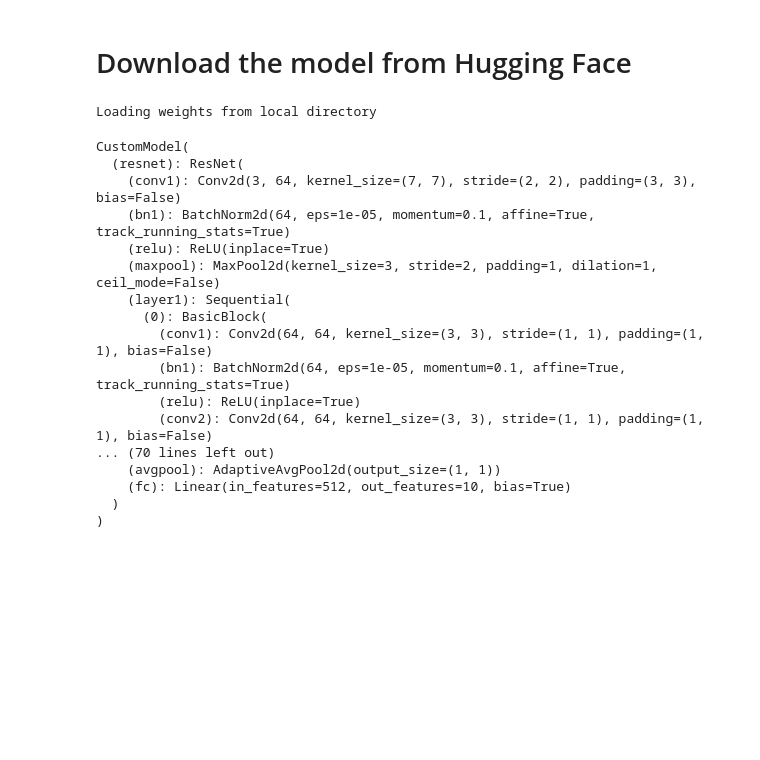
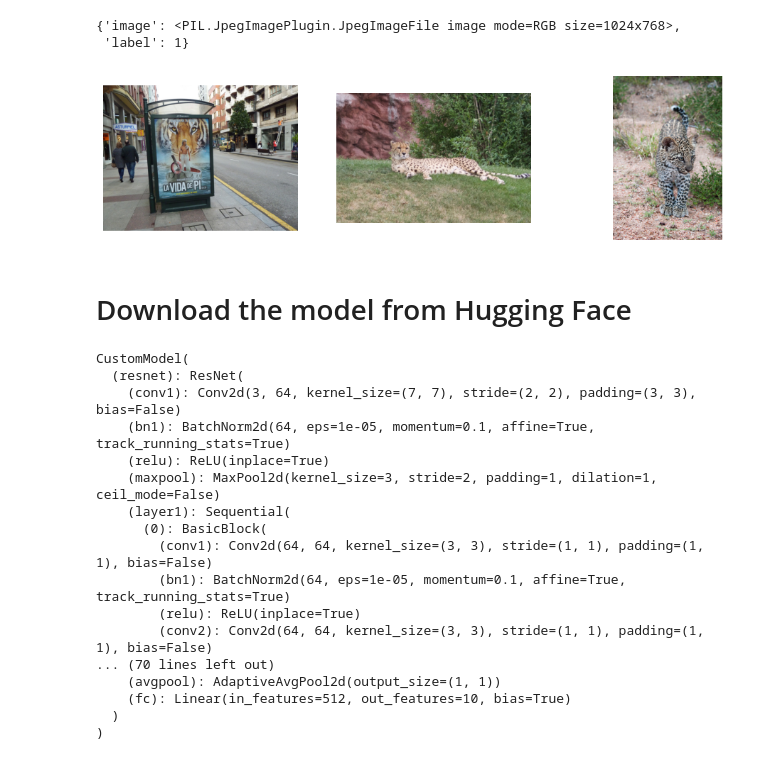
Before and after one commit to Tuchsanai/AIMaster-seagate-training-2024, a Jupyter notebook: Day1/Huggingface_Model/02_model_download_train_with_pytorch.ipynb, the cells around one changed output. Drawn from its saved outputs; the diff is of its cells as text; code cells hidden in the pictures; blank space fills up the shorter version.

```diff
--- a/Day1/Huggingface_Model/02_model_download_train_with_pytorch.ipynb
+++ b/Day1/Huggingface_Model/02_model_download_train_with_pytorch.ipynb
@@ -11,0 +37,6 @@ od.download("https://www.kaggle.com/datasets/aadarshvelu/gym-equipements-classif
+# %%
+from datasets import load_dataset
+
+raw_dataset = load_dataset("imagefolder", data_dir="./lions-or-cheetahs-image-classification")
+
+raw_dataset
@@ -11,0 +52,3 @@ od.download("https://www.kaggle.com/datasets/aadarshvelu/gym-equipements-classif
+# %%
+dataset = raw_dataset['train'].train_test_split(test_size=0.2)
+dataset
@@ -12,3 +66,24 @@ od.download("https://www.kaggle.com/datasets/aadarshvelu/gym-equipements-classif
+# %%
+dataset['train'][0]
+# %% [output]
+{'image': <PIL.JpegImagePlugin.JpegImageFile image mode=RGB size=1024x768>,
+ 'label': 1}
+# %%
+import matplotlib.pyplot as plt
+
+def show_images(dataset, num_images=3):
+    plt.figure(figsize=(12, 3))
+    for i in range(num_images):
+        image = dataset[i]['image']
+        plt.subplot(1, num_images, i+1)
+        plt.imshow(image)
+        plt.axis('off')
+    plt.show()
+
+# Show some images from the training dataset
+show_images(dataset['train'])
+# %% [output]
+[figure, added]
 # %% [markdown]
 # Download the model from Hugging Face
 # %%
@@ -29,25 +104,23 @@ class CustomModel(nn.Module, PyTorchModelHubMixin):
 
 checkpoint = "Tuch/custom-resnet18-model"
 # download from hub
-config = {"num_classes": 10}
-loaded_model1 = CustomModel.from_pretrained(checkpoint,config=config)
+loaded_model1 = CustomModel.from_pretrained(checkpoint)
 loaded_model1
 # %% [output]
-Loading weights from local directory
+CustomModel(
+  (resnet): ResNet(
+    (conv1): Conv2d(3, 64, kernel_size=(7, 7), stride=(2, 2), padding=(3, 3), bias=False)
+    (bn1): BatchNorm2d(64, eps=1e-05, momentum=0.1, affine=True, track_running_stats=True)
+    (relu): ReLU(inplace=True)
+    (maxpool): MaxPool2d(kernel_size=3, stride=2, padding=1, dilation=1, ceil_mode=False)
+    (layer1): Sequential(
+      (0): BasicBlock(
+        (conv1): Conv2d(64, 64, kernel_size=(3, 3), stride=(1, 1), padding=(1, 1), bias=False)
+        (bn1): BatchNorm2d(64, eps=1e-05, momentum=0.1, affine=True, track_running_stats=True)
+        (relu): ReLU(inplace=True)
+        (conv2): Conv2d(64, 64, kernel_size=(3, 3), stride=(1, 1), padding=(1, 1), bias=False)
+... (70 lines left out)
+    (avgpool): AdaptiveAvgPool2d(output_size=(1, 1))
+    (fc): Linear(in_features=512, out_features=10, bias=True)
+  )
+)
-CustomModel(
-  (resnet): ResNet(
-    (conv1): Conv2d(3, 64, kernel_size=(7, 7), stride=(2, 2), padding=(3, 3), bias=False)
-    (bn1): BatchNorm2d(64, eps=1e-05, momentum=0.1, affine=True, track_running_stats=True)
-    (relu): ReLU(inplace=True)
-    (maxpool): MaxPool2d(kernel_size=3, stride=2, padding=1, dilation=1, ceil_mode=False)
-    (layer1): Sequential(
-      (0): BasicBlock(
-        (conv1): Conv2d(64, 64, kernel_size=(3, 3), stride=(1, 1), padding=(1, 1), bias=False)
-        (bn1): BatchNorm2d(64, eps=1e-05, momentum=0.1, affine=True, track_running_stats=True)
-        (relu): ReLU(inplace=True)
-        (conv2): Conv2d(64, 64, kernel_size=(3, 3), stride=(1, 1), padding=(1, 1), bias=False)
-... (70 lines left out)
-    (avgpool): AdaptiveAvgPool2d(output_size=(1, 1))
-    (fc): Linear(in_features=512, out_features=10, bias=True)
-  )
-)
```
Also changed, not shown: parts of 6 cells of this notebook.
